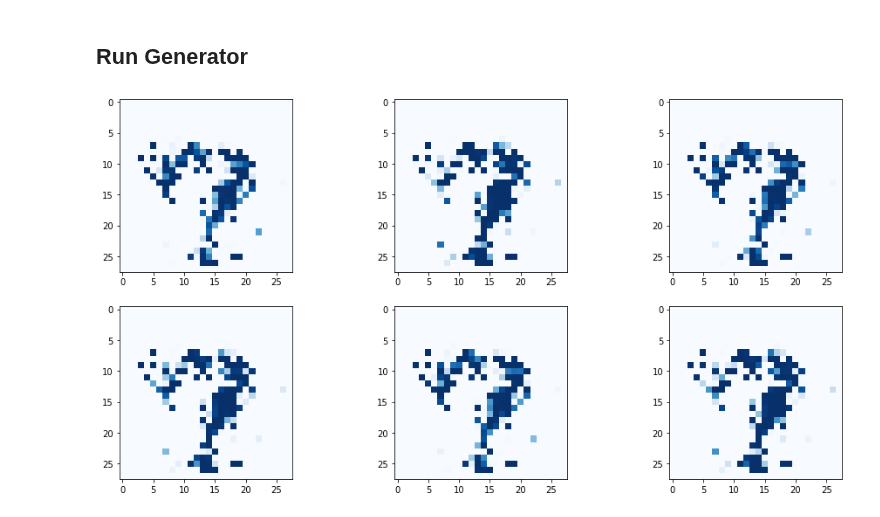
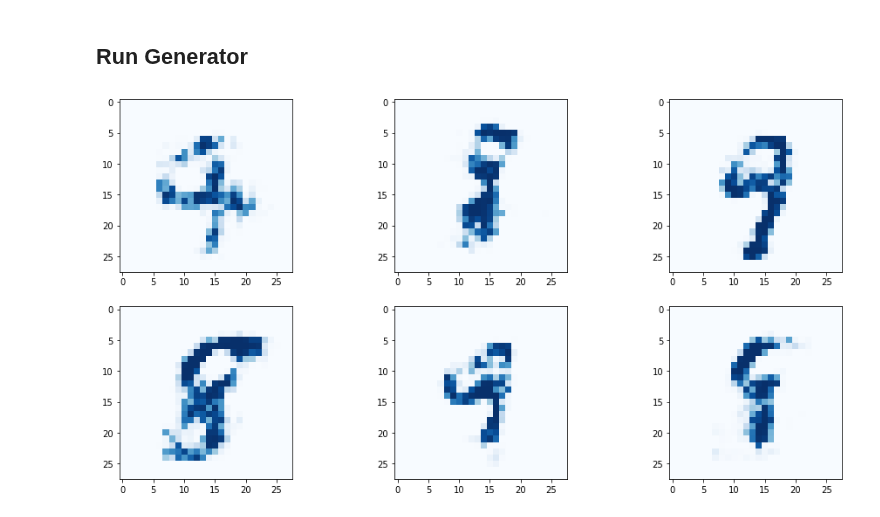
Before and after one commit to makeyourownneuralnetwork/gan, a Jupyter notebook: 08_gan_mnist.ipynb, the cells around one changed output. Drawn from its saved outputs; the diff is of its cells as text; code cells hidden in the pictures.

```diff
--- a/08_gan_mnist.ipynb
+++ b/08_gan_mnist.ipynb
@@ -155,7 +156,7 @@ for label, image_data_tensor, target_tensor in mnist_dataset:
     # real data
     D.train(image_data_tensor, torch.FloatTensor([1.0]))
     # fake data
-    D.train(generate_random(784), torch.FloatTensor([0.0]))
+    D.train(generate_random_image(784), torch.FloatTensor([0.0]))
     pass
 # %% [output]
 counter =  10000
@@ -211,7 +212,7 @@ class Generator(nn.Module):
 
         # define neural network layers
         self.model = nn.Sequential(
-            nn.Linear(1, 200),
+            nn.Linear(100, 200),
             nn.LeakyReLU(0.02),
 
             nn.LayerNorm(200),
@@ -275,7 +276,7 @@ class Generator(nn.Module):
 
 G = Generator()
 
-output = G.forward(generate_random(1))
+output = G.forward(generate_random_seed(100))
 
 img = output.detach().numpy().reshape(28,28)
 
@@ -302,10 +303,10 @@ for label, image_data_tensor, target_tensor in mnist_dataset:
 
     # train discriminator on false
     # use detach() so gradients in G are not calculated
-    D.train(G.forward(generate_random(1)).detach(), torch.FloatTensor([0.0]))
+    D.train(G.forward(generate_random_seed(100)).detach(), torch.FloatTensor([0.0]))
 
     # train generator
-    G.train(D, generate_random(1), torch.FloatTensor([1.0]))
+    G.train(D, generate_random_seed(100), torch.FloatTensor([1.0]))
 
     pass
 # %% [output]
@@ -340,14 +341,14 @@ G.plot_progress()
 # %%
 # plot several outputs from the trained generator
 
 # plot a 3 column, 2 row array of generated images
 f, axarr = plt.subplots(2,3, figsize=(16,8))
 for i in range(2):
     for j in range(3):
-        output = G.forward(generate_random(1))
+        output = G.forward(generate_random_seed(100))
         img = output.detach().numpy().reshape(28,28)
         axarr[i,j].imshow(img, interpolation='none', cmap='Blues')
         pass
     pass
 # %% [output]
-[figure, old version]
+[figure, new version]
```
Also changed, not shown: parts of 8 cells of this notebook.
